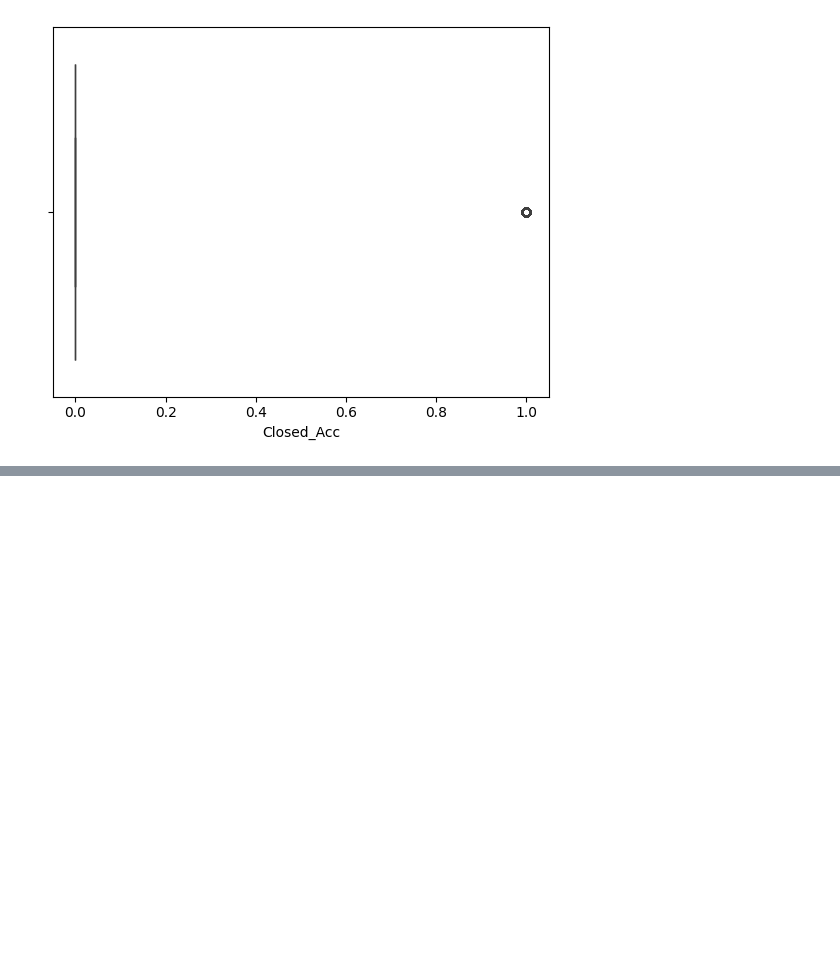
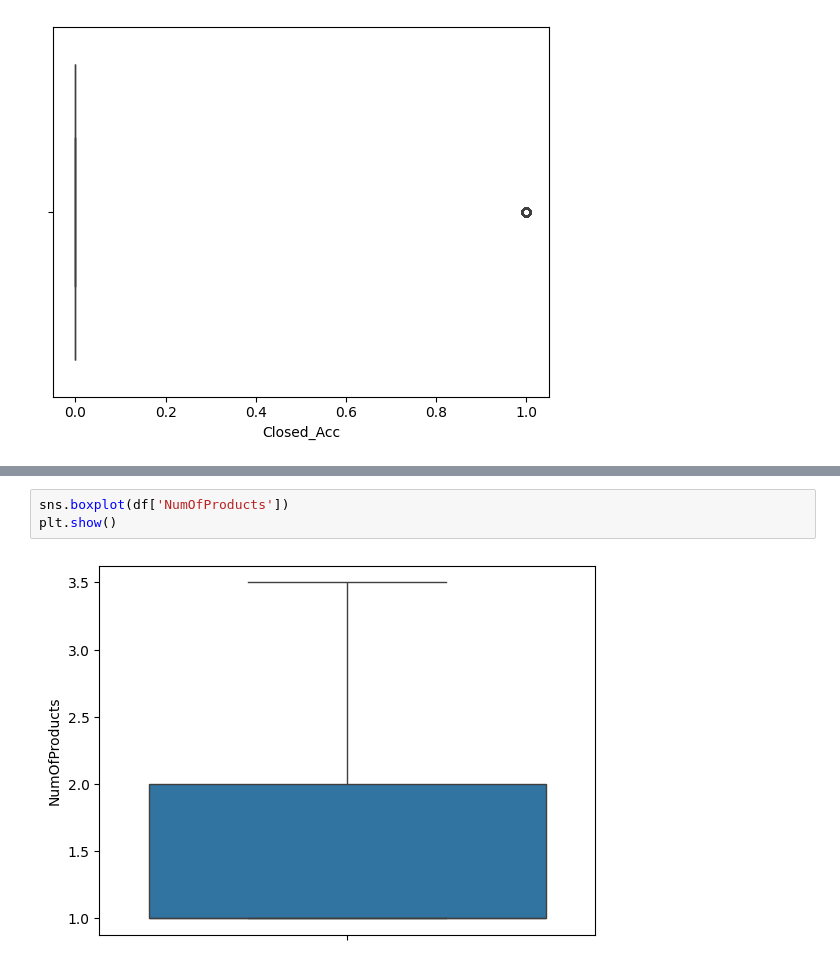
Before and after one commit to Avinash174/DataScience, a Jupyter notebook: python/ML/ML-6.ipynb, the cells around one changed output, grey strips where cells are left out. Cells and saved outputs as stored; diff of their text form; blank space fills up the shorter version.

```diff
--- a/python/ML/ML-6.ipynb
+++ b/python/ML/ML-6.ipynb
@@ -145,0 +162,5 @@ print(df)
+# %%
+sns.boxplot(df['NumOfProducts'])
+plt.show()
+# %% [output]
+[figure, added]
```
Also changed, not shown: parts of 5 cells of this notebook.
